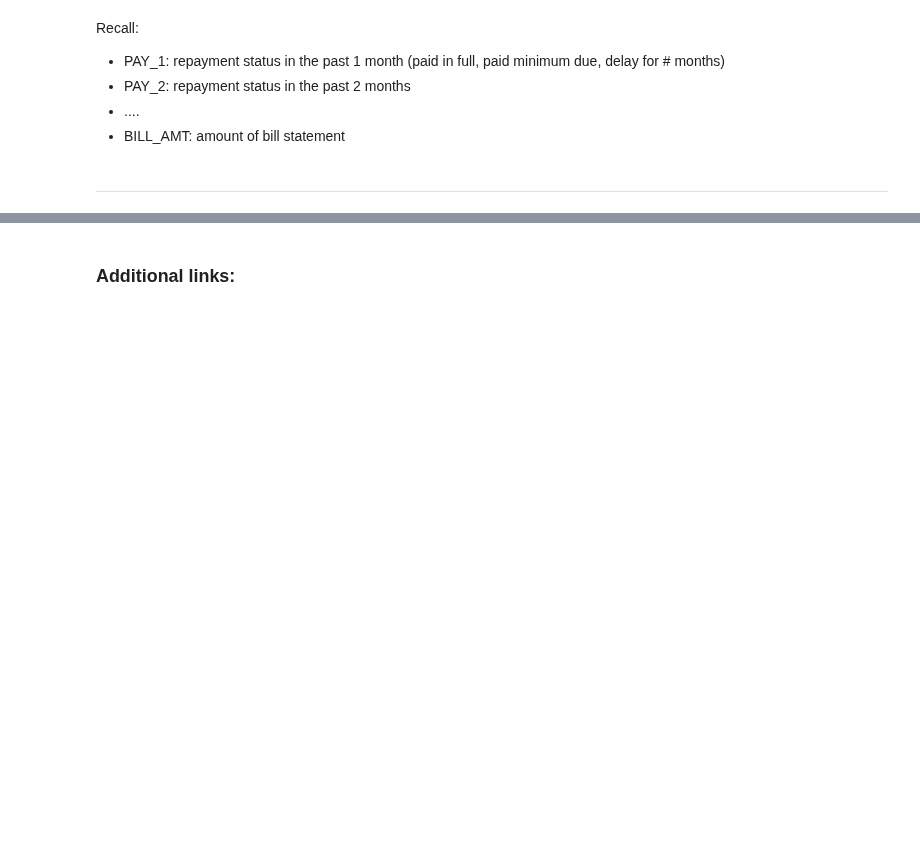
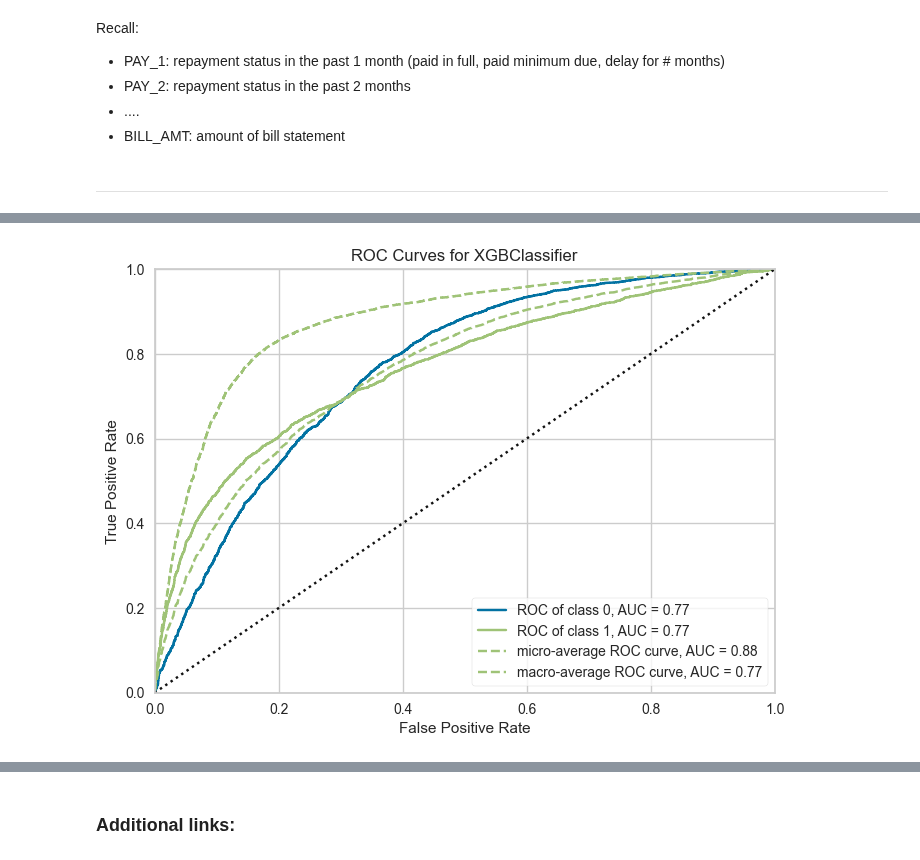
Before and after one commit to PJalgotrader/Machine_Learning-USU, a Jupyter notebook: Lectures and codes/ML spring 2023/Module 10- Bagging and Boosting/Python/boosting/XGBOOST_classification_creditcard.ipynb, the cells around one changed output, grey strips where cells are left out. Saved outputs shown, nothing was run; the diff lists cells and outputs as text; code cells hidden in the pictures; blank space fills up the shorter version.

```diff
--- a/Lectures and codes/ML spring 2023/Module 10- Bagging and Boosting/Python/boosting/XGBOOST_classification_creditcard.ipynb
+++ b/Lectures and codes/ML spring 2023/Module 10- Bagging and Boosting/Python/boosting/XGBOOST_classification_creditcard.ipynb
@@ -372,0 +439,2 @@ Recall:
+# %%
+xgboost = create_model(estimator='xgboost')
@@ -372,0 +488,3 @@ Recall:
+# %%
+plot_model(xgboost, plot = 'auc')
+# %% [output]
@@ -372,0 +492 @@ Recall:
+[figure, added]
```
Also changed, not shown: parts of 22 cells of this notebook.
